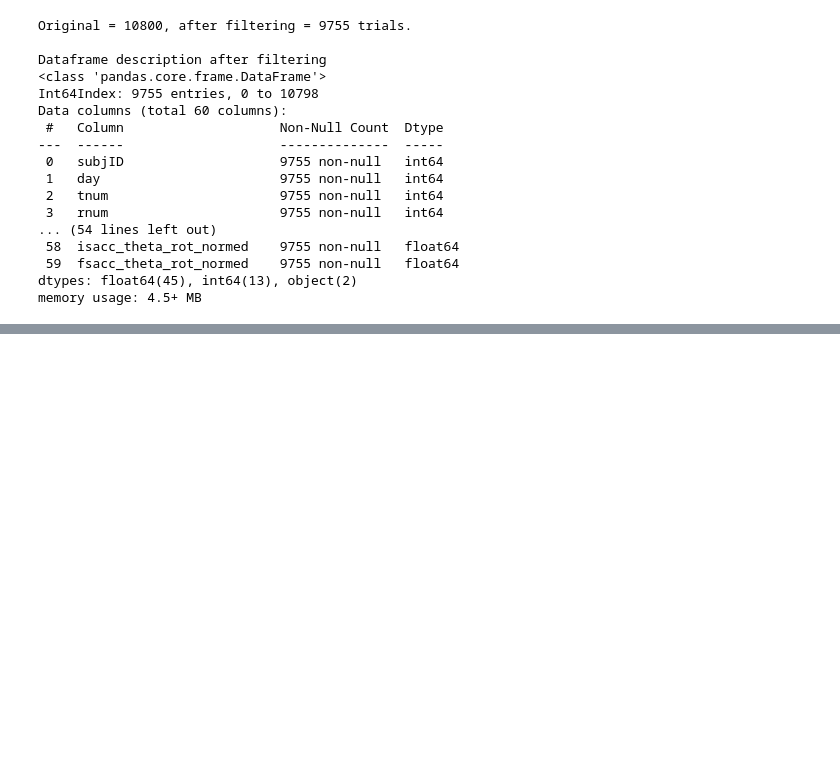
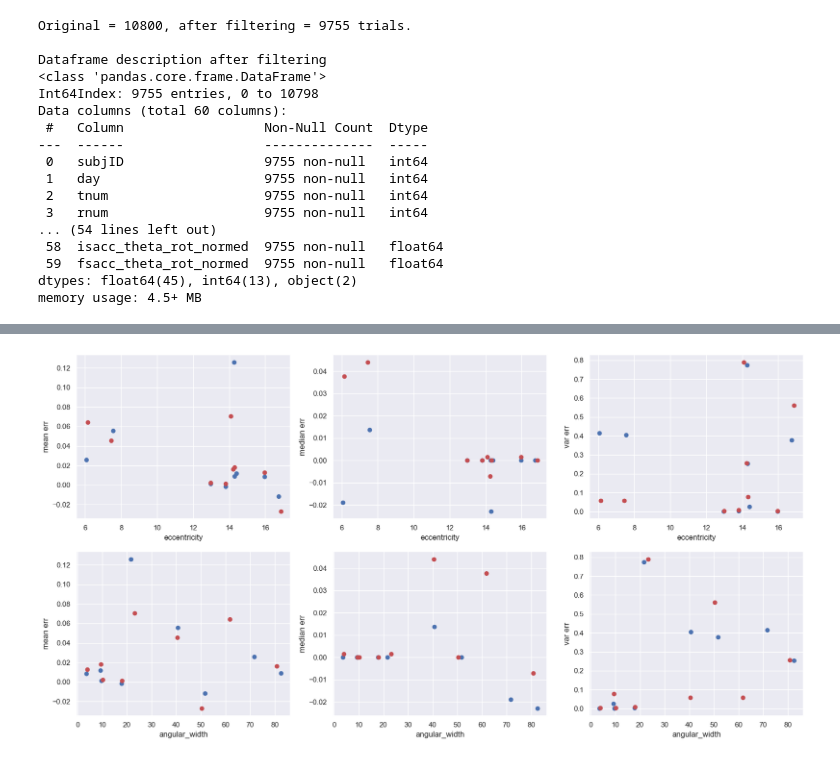
Before and after one commit to mindemory/mgs_stimul, a Jupyter notebook: mgsAnalysis/analysisEye/main.ipynb, the cells around one changed output, grey strips where cells are left out. Saved outputs shown, nothing was run; the diff lists cells and outputs as text; code cells hidden in the pictures; blank space fills up the shorter version.

```diff
--- a/mgsAnalysis/analysisEye/main.ipynb
+++ b/mgsAnalysis/analysisEye/main.ipynb
@@ -127,4 +86,6 @@ for ii in range(len(subjIDs)):
     plt.figure()
     plt.plot(df_filtered[df_filtered['subjID']==subjIDs[ii]]['TarX'], df_filtered[df_filtered['subjID']==subjIDs[ii]]['TarY'], 'r.', markersize = 2)
     plt.plot(df_filtered[df_filtered['subjID']==subjIDs[ii]]['fsaccX'], df_filtered[df_filtered['subjID']==subjIDs[ii]]['fsaccY'], 'ks', markersize = 2)
+    plt.xlim(-25, 25)
+    plt.ylim(-20, 20)
     plt.title(str(subjIDs[ii]))
@@ -143,8 +94,8 @@ subjIDs = df_filtered['subjID'].unique()
 #df_filtered = df_filtered[(df_filtered['TarTheta'] > -np.pi/2) & (df_filtered['TarTheta'] < np.pi/2) ]
 for ii in range(len(subjIDs)):
     plt.figure()
-    plt.plot(df_filtered[df_filtered['subjID']==subjIDs[ii]]['TarX_rotated_only'], df_filtered[df_filtered['subjID']==subjIDs[ii]]['TarY_rotated_only'], 'ro', markersize = 4)
-    plt.plot(df_filtered[df_filtered['subjID']==subjIDs[ii]]['fsaccX_rotated_only'], df_filtered[df_filtered['subjID']==subjIDs[ii]]['fsaccY_rotated_only'], 'ks', markersize = 2)
+    plt.plot(df_filtered[df_filtered['subjID']==subjIDs[ii]]['TarX_rotated'], df_filtered[df_filtered['subjID']==subjIDs[ii]]['TarY_rotated'], 'ro', markersize = 4)
+    plt.plot(df_filtered[df_filtered['subjID']==subjIDs[ii]]['fsaccX_rotated'], df_filtered[df_filtered['subjID']==subjIDs[ii]]['fsaccY_rotated'], 'ks', markersize = 2)
     plt.xlim([0, 25])
     plt.ylim([-20, 20])
     plt.title(str(subjIDs[ii]))
@@ -163,4 +104,60 @@ table_summary_hh = pd.pivot_table(df, values = 'TarTheta_rotated_only', index =
 table_summary_hh
+# %%
+## Check for any existing trend in data due to eccentricity or angular width
+subjIDs = df_filtered['subjID'].unique()
+angular_width = np.zeros((len(subjIDs), 2) )
+eccs = np.zeros((len(subjIDs),2) )
+mean_err = np.zeros((len(subjIDs), 2))
+median_err = np.zeros((len(subjIDs), 2))
+var_err = np.zeros((len(subjIDs), 2))
+err_met = 'fsacc_theta_err'
+for ii in range(len(subjIDs)):
+    this_subj_df_pro = df_filtered[(df_filtered['subjID']==subjIDs[ii]) & (df_filtered['TMS_condition']=='No TMS') & (df_filtered['ispro']==1) ]
+    this_subj_df_anti = df_filtered[(df_filtered['subjID']==subjIDs[ii]) & (df_filtered['TMS_condition']=='No TMS') & (df_filtered['ispro']==0)]
+    mean_err[ii, 0] = np.nanmean(this_subj_df_pro[err_met])
+    median_err[ii, 0] = np.nanmedian(this_subj_df_pro[err_met])
+    var_err[ii, 0] = np.nanvar(this_subj_df_pro[err_met])
+    mean_err[ii, 1] = np.nanmean(this_subj_df_anti[err_met])
+    median_err[ii, 1] = np.nanmedian(this_subj_df_anti[err_met])
+    var_err[ii, 1] = np.nanvar(this_subj_df_anti[err_met])
+    angular_width[ii, 0] = (this_subj_df_pro['TarTheta_rotated'].max() - this_subj_df_pro['TarTheta_rotated'].min()) * (180/np.pi)
+    angular_width[ii, 1] = (this_subj_df_anti['TarTheta_rotated'].max() - this_subj_df_anti['TarTheta_rotated'].min()) * (180/np.pi)
+    eccs[ii, 0] = this_subj_df_pro['TarRadius'].mean()
+    eccs[ii, 1] = this_subj_df_anti['TarRadius'].mean()
+
+fig, axs = plt.subplots(nrows = 2, ncols = 3, figsize = (20, 10))
+axs[0, 0].plot(eccs[:, 0], mean_err[:, 0], 'bo')
+axs[0, 0].plot(eccs[:, 1], mean_err[:, 1], 'ro')
+axs[0, 0].set_xlabel('eccentricity')
+axs[0, 0].set_ylabel('mean err')
+
+axs[0, 1].plot(eccs[:, 0], median_err[:, 0], 'bo')
+axs[0, 1].plot(eccs[:, 1], median_err[:, 1], 'ro')
+axs[0, 1].set_xlabel('eccentricity')
+axs[0, 1].set_ylabel('median err')
+
+axs[0, 2].plot(eccs[:, 0], var_err[:, 0], 'bo')
+axs[0, 2].plot(eccs[:, 1], var_err[:, 1], 'ro')
+axs[0, 2].set_xlabel('eccentricity')
+axs[0, 2].set_ylabel('var err')
+
+axs[1, 0].plot(angular_width[:, 0], mean_err[:, 0], 'bo')
+axs[1, 0].plot(angular_width[:, 1], mean_err[:, 1], 'ro')
+axs[1, 0].set_xlabel('angular_width')
+axs[1, 0].set_ylabel('mean err')
+
+axs[1, 1].plot(angular_width[:, 0], median_err[:, 0], 'bo')
+axs[1, 1].plot(angular_width[:, 1], median_err[:, 1], 'ro')
+axs[1, 1].set_xlabel('angular_width')
+axs[1, 1].set_ylabel('median err')
+
+axs[1, 2].plot(angular_width[:, 0], var_err[:, 0], 'bo')
+axs[1, 2].plot(angular_width[:, 1], var_err[:, 1], 'ro')
+axs[1, 2].set_xlabel('angular_width')
+axs[1, 2].set_ylabel('var err')
+plt.show()
+# %% [output]
+[figure, added]
 # %%
 #subject_wise_error_plot(df_filtered, 'fsacc_theta_err')
 #subject_wise_error_plot(df_filtered, 'corrected_theta_err')
```
Also changed, not shown: parts of 14 cells of this notebook, 6 other files.
